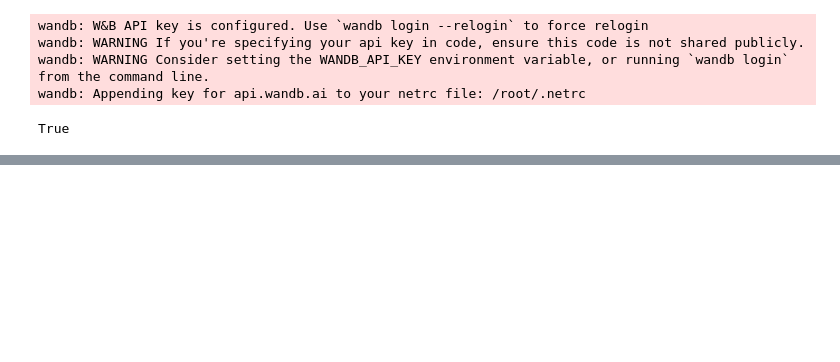
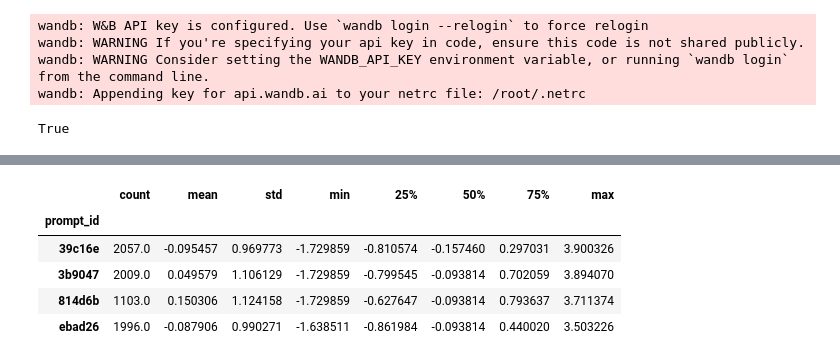
Before and after one commit to earthlovebpt/kaggle-CommonLit-EES, a Jupyter notebook: 1.EES-deberta.ipynb, the cells around one changed output, grey strips where cells are left out. Drawn from its saved outputs; the diff is of its cells as text; code cells hidden in the pictures; blank space fills up the shorter version.

```diff
--- a/1.EES-deberta.ipynb
+++ b/1.EES-deberta.ipynb
@@ -624,0 +126,9 @@ wandb.finish()
+# %%
+train_df.groupby(['prompt_id'])['content'].describe()
+# %% [output]
+|  | count | mean | std | min | 25% | 50% | 75% | max |
+| prompt_id |  |  |  |  |  |  |  |  |
+| 39c16e | 2057.0 | -0.095457 | 0.969773 | -1.729859 | -0.810574 | -0.157460 | 0.297031 | 3.900326 |
+| 3b9047 | 2009.0 | 0.049579 | 1.106129 | -1.729859 | -0.799545 | -0.093814 | 0.702059 | 3.894070 |
+| 814d6b | 1103.0 | 0.150306 | 1.124158 | -1.729859 | -0.627647 | -0.093814 | 0.793637 | 3.711374 |
+| ebad26 | 1996.0 | -0.087906 | 0.990271 | -1.638511 | -0.861984 | -0.093814 | 0.440020 | 3.503226 |
```
Also changed, not shown: parts of 46 cells of this notebook, 4 other files.
